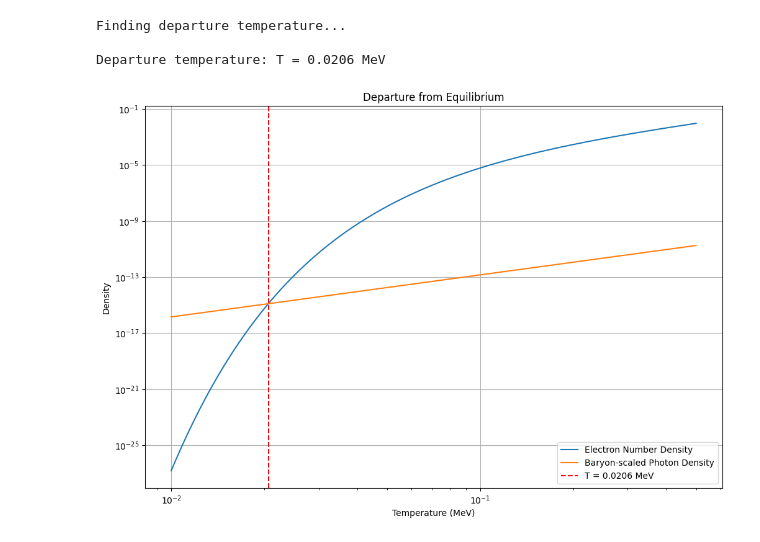
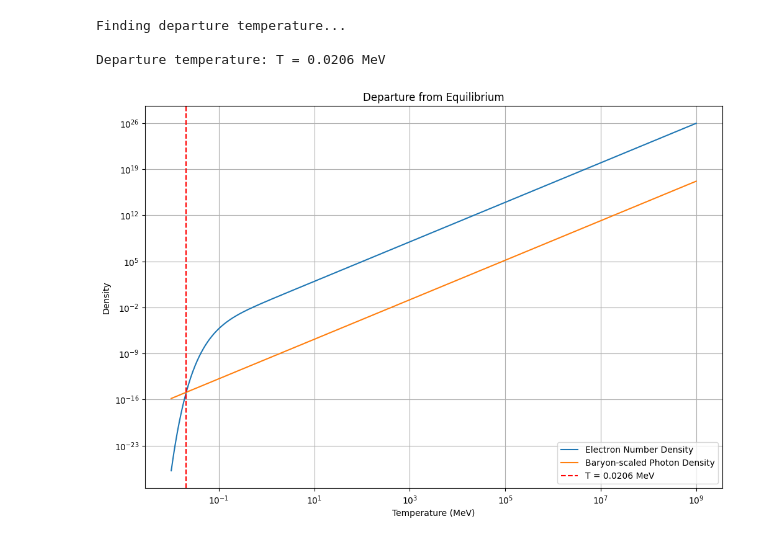
Before and after one commit to weykd/Code-Solutions-for-Modern-Cosmology-2nd-Edition, a Jupyter notebook: Cosmology Codes/Chapter 4/cosmologia4_2b.ipynb, the cells around one changed output. Cells and saved outputs as stored; diff of their text form; code cells hidden in the pictures.

```diff
--- a/Cosmology Codes/Chapter 4/cosmologia4_2b.ipynb
+++ b/Cosmology Codes/Chapter 4/cosmologia4_2b.ipynb
@@ -61,32 +61,33 @@ def plot_results(T_departure, T_range):
     baryon_scaled_densities = []
 
     for T in temperatures:
         electron_densities.append(electron_number_density(T))
         baryon_scaled_densities.append(eta_b * photon_number_density(T))
 
     plt.figure(figsize=(12, 8))
+
     plt.plot(temperatures, electron_densities, label='Electron Number Density')
     plt.plot(temperatures, baryon_scaled_densities, label='Baryon-scaled Photon Density')
     plt.axvline(x=T_departure, color='r', linestyle='--',
                 label=f'T = {T_departure:.4f} MeV')
     plt.xscale('log')
     plt.yscale('log')
     plt.xlabel('Temperature (MeV)')
     plt.ylabel('Density')
     plt.title('Departure from Equilibrium')
     plt.legend()
     plt.grid(True)
     plt.show()
 
 # Main execution
 if __name__ == "__main__":
-    T_range = (0.01, 0.5)  # Temperature range in MeV
+    T_range = (0.01, 1e9)  # Temperature range in MeV
     print("Finding departure temperature...\n")
     T_departure = find_departure_temperature(T_range[0], T_range[1])
     print(f"Departure temperature: T = {T_departure:.4f} MeV")
     plot_results(T_departure, T_range)
 # %% [output]
 Finding departure temperature...
 
 Departure temperature: T = 0.0206 MeV
-[figure, old version]
+[figure, new version]
```
Also changed, not shown: 4 other files.
